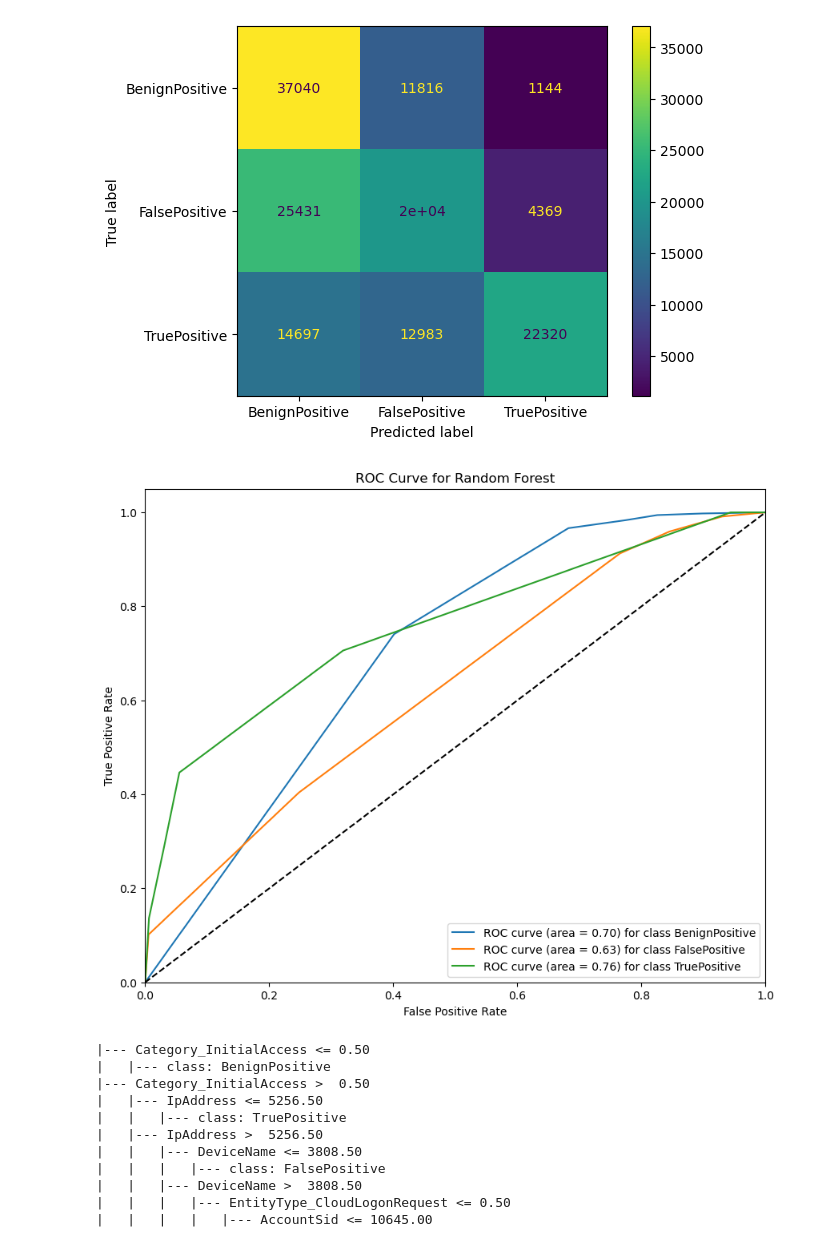
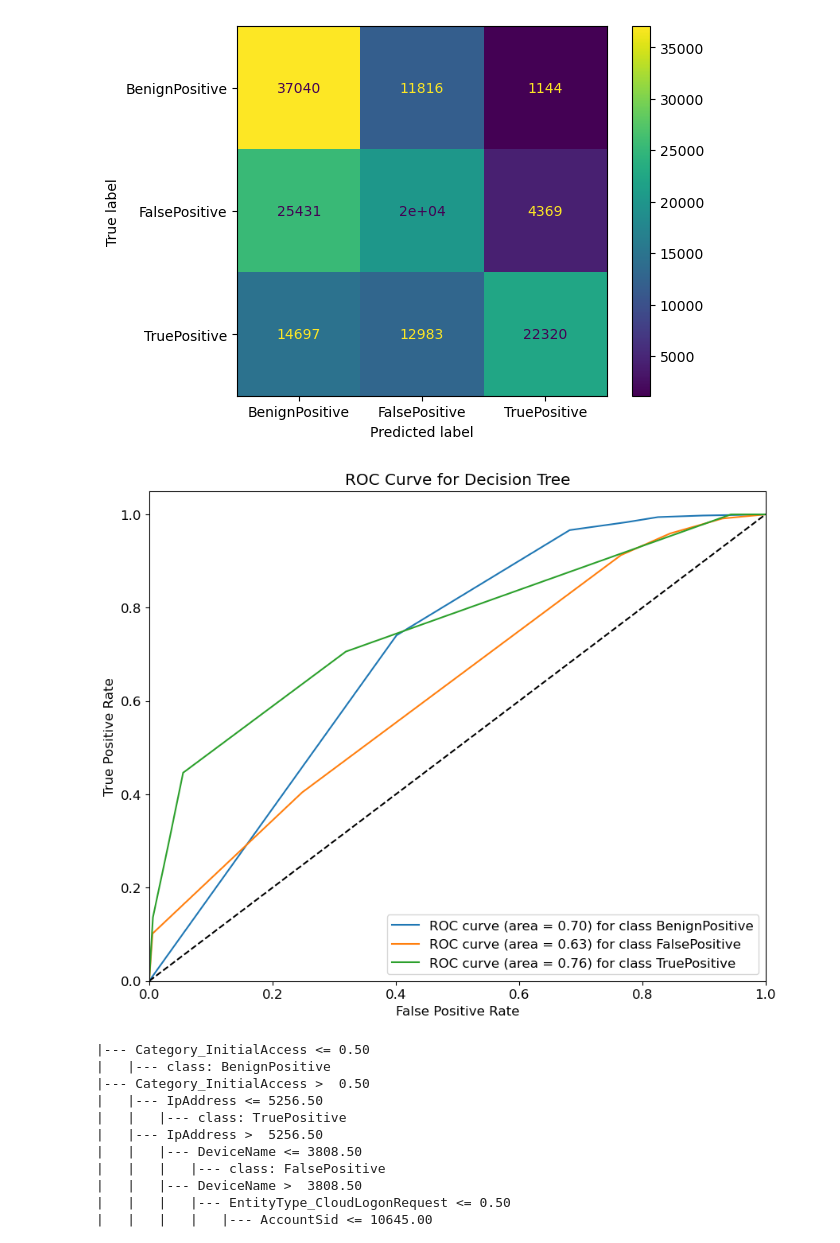
Before and after one commit to mgk2014/PCMLAI-CAPSTONE2, a Jupyter notebook: xdr.ipynb, the cells around one changed output. Saved outputs shown, nothing was run; the diff lists cells and outputs as text; code cells hidden in the pictures.

Commit message:
fixed typo that was causing a wrong roc-auc curve for RF with grid search

```diff
--- a/xdr.ipynb
+++ b/xdr.ipynb
@@ -771,9 +771,9 @@ BenignPositive       0.48      0.74      0.58     50000
 [figure]
 # %%
 # draw ROC-AUC curves
-draw_roc_curves(X_test, y_test, dt_grid.best_estimator_, "Random Forest")
+draw_roc_curves(X_test, y_test, dt_grid.best_estimator_, "Decision Tree")
 # %% [output]
-[figure, old version]
+[figure, new version]
 # %%
 # export the tree
 
```
Also changed, not shown: 1 other file.
